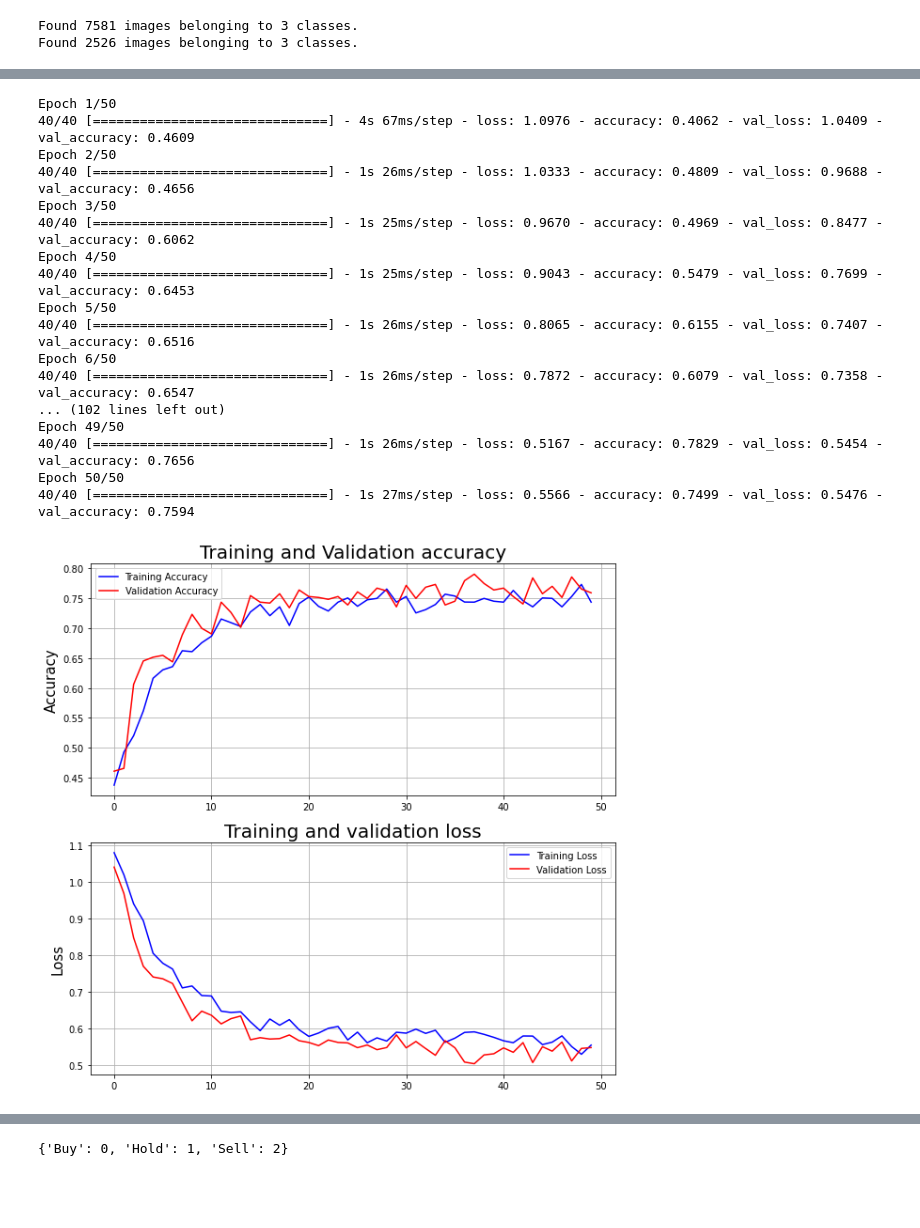
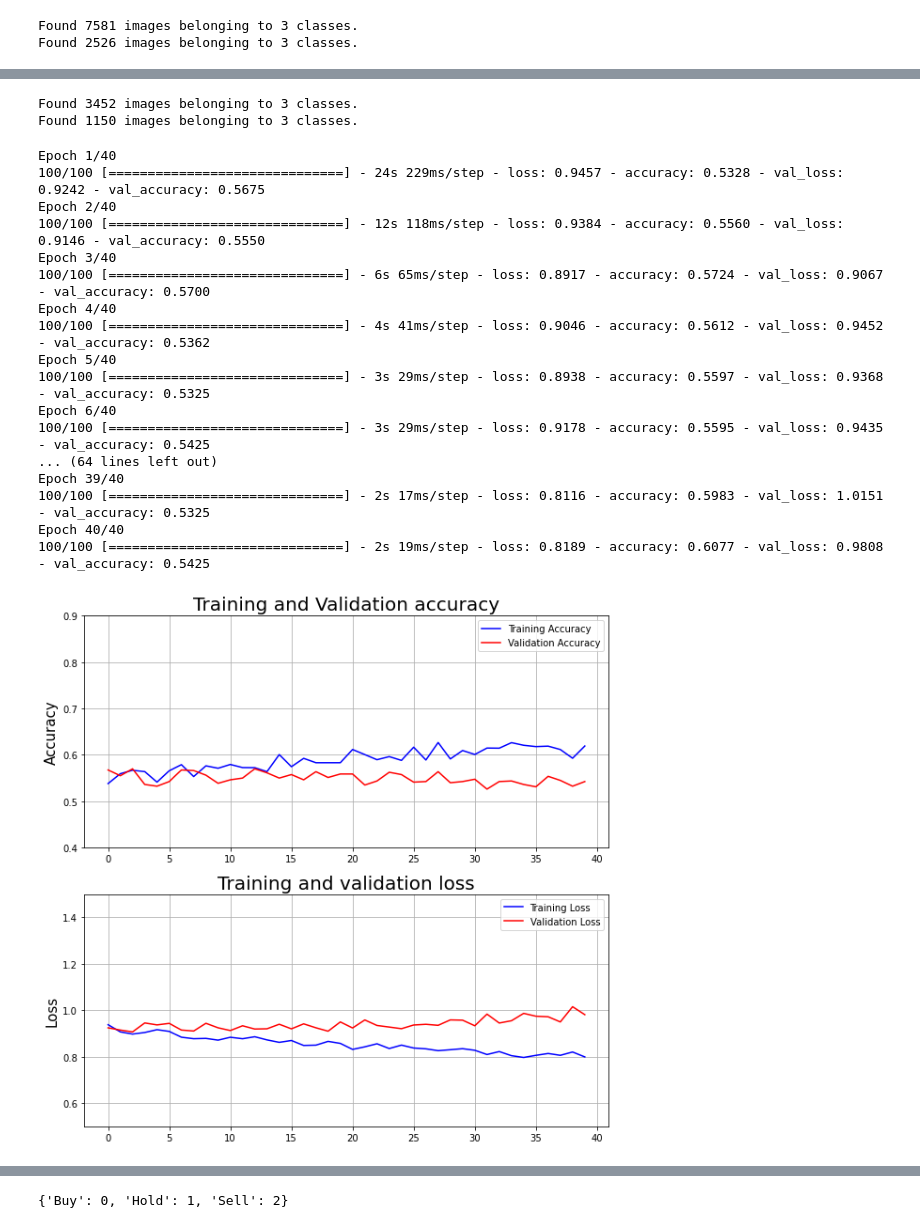
Before and after one commit to Xx-Ashutosh-xX/CNN-TA, a Jupyter notebook: Training.ipynb, the cells around one changed output, grey strips where cells are left out. Saved outputs shown, nothing was run; the diff lists cells and outputs as text; code cells hidden in the pictures; blank space fills up the shorter version.

Commit message:
Done Testing Model

```diff
--- a/Training.ipynb
+++ b/Training.ipynb
@@ -58,3 +130,30 @@ Found 2526 images belonging to 3 classes.
+# %%
+from keras.models import load_model
+
+temp = load_model('MODEL/type_1/phase_1/')
+# %%
+from keras.preprocessing.image import ImageDataGenerator
+
+image_generator = ImageDataGenerator(rescale=1/255,
+                                    validation_split=0.25)
+
+training_dataset = image_generator.flow_from_directory(directory='Data/BHARTIARTL',
+                                                       target_size=(15,15),
+                                                       batch_size = 16,
+                                                       color_mode='grayscale',
+                                                       subset="training",
+                                                       class_mode='categorical')
+
+
+validation_dataset = image_generator.flow_from_directory(directory='Data/BHARTIARTL',
+                                                         target_size=(15,15),
+                                                         batch_size = 16,
+                                                         color_mode='grayscale',
+                                                         subset="validation",
+                                                         class_mode='categorical')
+# %% [output]
+Found 3452 images belonging to 3 classes.
+Found 1150 images belonging to 3 classes.
 # %%
 from keras.callbacks import  ReduceLROnPlateau
 
@@ -67,55 +166,57 @@ learning_rate_reduction = ReduceLROnPlateau(monitor='val_accuracy',
 callbacks = [learning_rate_reduction]
 # %%
 history = temp.fit_generator(training_dataset,
-                             steps_per_epoch=40,
-                             epochs=50,
+                             steps_per_epoch=100,
+                             epochs=40,
                              validation_data=validation_dataset,
-                             validation_steps=20,
-                             callbacks=callbacks)
+                             validation_steps=50)
 # %% [output]
-Epoch 1/50
-40/40 [==============================] - 4s 67ms/step - loss: 1.0976 - accuracy: 0.4062 - val_loss: 1.0409 - val_accuracy: 0.4609
-Epoch 2/50
-40/40 [==============================] - 1s 26ms/step - loss: 1.0333 - accuracy: 0.4809 - val_loss: 0.9688 - val_accuracy: 0.4656
-Epoch 3/50
-40/40 [==============================] - 1s 25ms/step - loss: 0.9670 - accuracy: 0.4969 - val_loss: 0.8477 - val_accuracy: 0.6062
-Epoch 4/50
-40/40 [==============================] - 1s 25ms/step - loss: 0.9043 - accuracy: 0.5479 - val_loss: 0.7699 - val_accuracy: 0.6453
-Epoch 5/50
-40/40 [==============================] - 1s 26ms/step - loss: 0.8065 - accuracy: 0.6155 - val_loss: 0.7407 - val_accuracy: 0.6516
-Epoch 6/50
-40/40 [==============================] - 1s 26ms/step - loss: 0.7872 - accuracy: 0.6079 - val_loss: 0.7358 - val_accuracy: 0.6547
-... (102 lines left out)
-Epoch 49/50
-40/40 [==============================] - 1s 26ms/step - loss: 0.5167 - accuracy: 0.7829 - val_loss: 0.5454 - val_accuracy: 0.7656
-Epoch 50/50
-40/40 [==============================] - 1s 27ms/step - loss: 0.5566 - accuracy: 0.7499 - val_loss: 0.5476 - val_accuracy: 0.7594
+Epoch 1/40
+100/100 [==============================] - 24s 229ms/step - loss: 0.9457 - accuracy: 0.5328 - val_loss: 0.9242 - val_accuracy: 0.5675
+Epoch 2/40
+100/100 [==============================] - 12s 118ms/step - loss: 0.9384 - accuracy: 0.5560 - val_loss: 0.9146 - val_accuracy: 0.5550
+Epoch 3/40
+100/100 [==============================] - 6s 65ms/step - loss: 0.8917 - accuracy: 0.5724 - val_loss: 0.9067 - val_accuracy: 0.5700
+Epoch 4/40
+100/100 [==============================] - 4s 41ms/step - loss: 0.9046 - accuracy: 0.5612 - val_loss: 0.9452 - val_accuracy: 0.5362
+Epoch 5/40
+100/100 [==============================] - 3s 29ms/step - loss: 0.8938 - accuracy: 0.5597 - val_loss: 0.9368 - val_accuracy: 0.5325
+Epoch 6/40
+100/100 [==============================] - 3s 29ms/step - loss: 0.9178 - accuracy: 0.5595 - val_loss: 0.9435 - val_accuracy: 0.5425
+... (64 lines left out)
+Epoch 39/40
+100/100 [==============================] - 2s 17ms/step - loss: 0.8116 - accuracy: 0.5983 - val_loss: 1.0151 - val_accuracy: 0.5325
+Epoch 40/40
+100/100 [==============================] - 2s 19ms/step - loss: 0.8189 - accuracy: 0.6077 - val_loss: 0.9808 - val_accuracy: 0.5425
 # %%
 import matplotlib.pyplot as plt
 
 accuracy = history.history['accuracy']
 val_accuracy = history.history['val_accuracy']
 loss = history.history['loss']
 val_loss = history.history['val_loss']
 
 fig = plt.figure(figsize=(10,10),edgecolor='Black')
 ax1 = fig.add_subplot(2,1,1)
 ax2 = fig.add_subplot(2,1,2)
 
 ax1.plot(accuracy, label='Training Accuracy', color='Blue')
 ax1.plot(val_accuracy, label='Validation Accuracy', color='Red')
 ax1.set_title("Training and Validation accuracy", fontsize=20)
 ax1.set_ylabel("Accuracy", fontsize=15)
 ax1.legend()
+ax1.set_ylim([0.4, 0.9])
 ax1.grid('True')
+
 
 ax2.plot(loss, label='Training Loss', color='Blue')
 ax2.plot(val_loss, label='Validation Loss', color='Red')
 ax2.set_title("Training and validation loss", fontsize=20)
 ax2.set_ylabel("Loss", fontsize=15)
 ax2.legend()
 ax2.grid('True')
+ax2.set_ylim([0.5, 1.5])
 
 plt.show()
 # %% [output]
-[figure, old version]
+[figure, new version]
```
Also changed, not shown: parts of 25 cells of this notebook, 38 other files.
